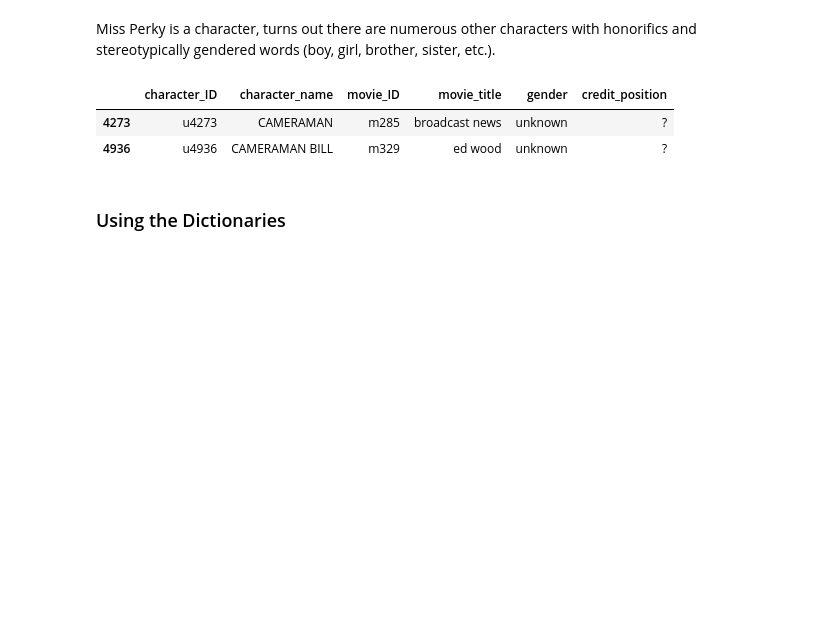
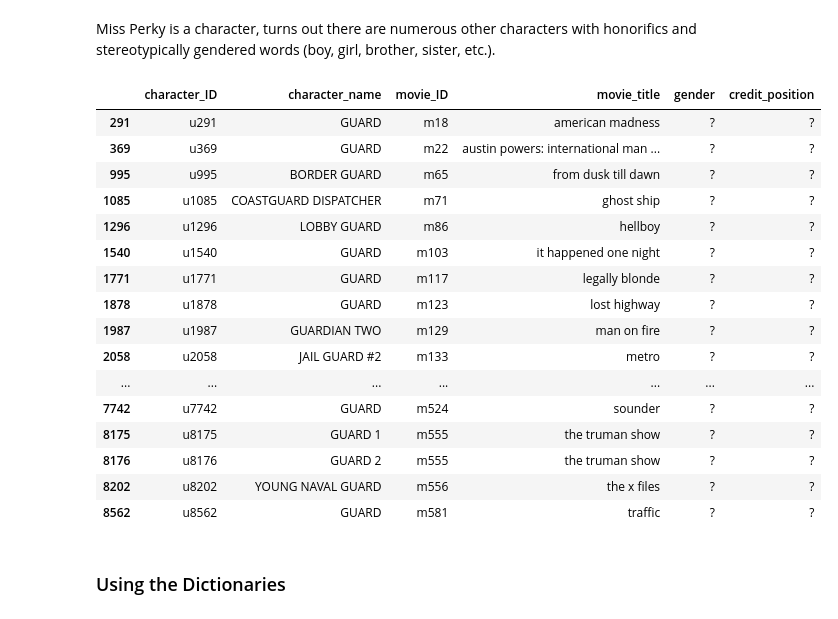
Before and after one commit to Data-Science-for-Linguists-2023/Movie-Gender-Dialogue-Analysis, a Jupyter notebook: Characters_Notebook.ipynb, the cells around one changed output. Saved outputs shown, nothing was run; the diff lists cells and outputs as text; code cells hidden in the pictures; blank space fills up the shorter version.

```diff
--- a/Characters_Notebook.ipynb
+++ b/Characters_Notebook.ipynb
@@ -164,11 +164,25 @@ Some names appear on both lists, this will be addressed below. I will add a gend
 # %% [markdown]
 Miss Perky is a character, turns out there are numerous other characters with honorifics and stereotypically gendered words (boy, girl, brother, sister, etc.).
 # %%
-characters_ng_df[characters_ng_df.character_name.str.contains('')]
+characters_ng_df[characters_ng_df.character_name.str.contains('GUARD')]
 # %% [output]
 |  | character_ID | character_name | movie_ID | movie_title | gender | credit_position |
-| 4273 | u4273 | CAMERAMAN | m285 | broadcast news | unknown | ? |
-| 4936 | u4936 | CAMERAMAN BILL | m329 | ed wood | unknown | ? |
+| 291 | u291 | GUARD | m18 | american madness | ? | ? |
+| 369 | u369 | GUARD | m22 | austin powers: international man ... | ? | ? |
+| 995 | u995 | BORDER GUARD | m65 | from dusk till dawn | ? | ? |
+| 1085 | u1085 | COASTGUARD DISPATCHER | m71 | ghost ship | ? | ? |
+| 1296 | u1296 | LOBBY GUARD | m86 | hellboy | ? | ? |
+| 1540 | u1540 | GUARD | m103 | it happened one night | ? | ? |
+| 1771 | u1771 | GUARD | m117 | legally blonde | ? | ? |
+| 1878 | u1878 | GUARD | m123 | lost highway | ? | ? |
+| 1987 | u1987 | GUARDIAN TWO | m129 | man on fire | ? | ? |
+| 2058 | u2058 | JAIL GUARD #2 | m133 | metro | ? | ? |
+| ... | ... | ... | ... | ... | ... | ... |
+| 7742 | u7742 | GUARD | m524 | sounder | ? | ? |
+| 8175 | u8175 | GUARD 1 | m555 | the truman show | ? | ? |
+| 8176 | u8176 | GUARD 2 | m555 | the truman show | ? | ? |
+| 8202 | u8202 | YOUNG NAVAL GUARD | m556 | the x files | ? | ? |
+| 8562 | u8562 | GUARD | m581 | traffic | ? | ? |
 # %% [markdown]
 ### Using the Dictionaries
 # %%
```
Also changed, not shown: parts of 4 cells of this notebook, 1 other file.
